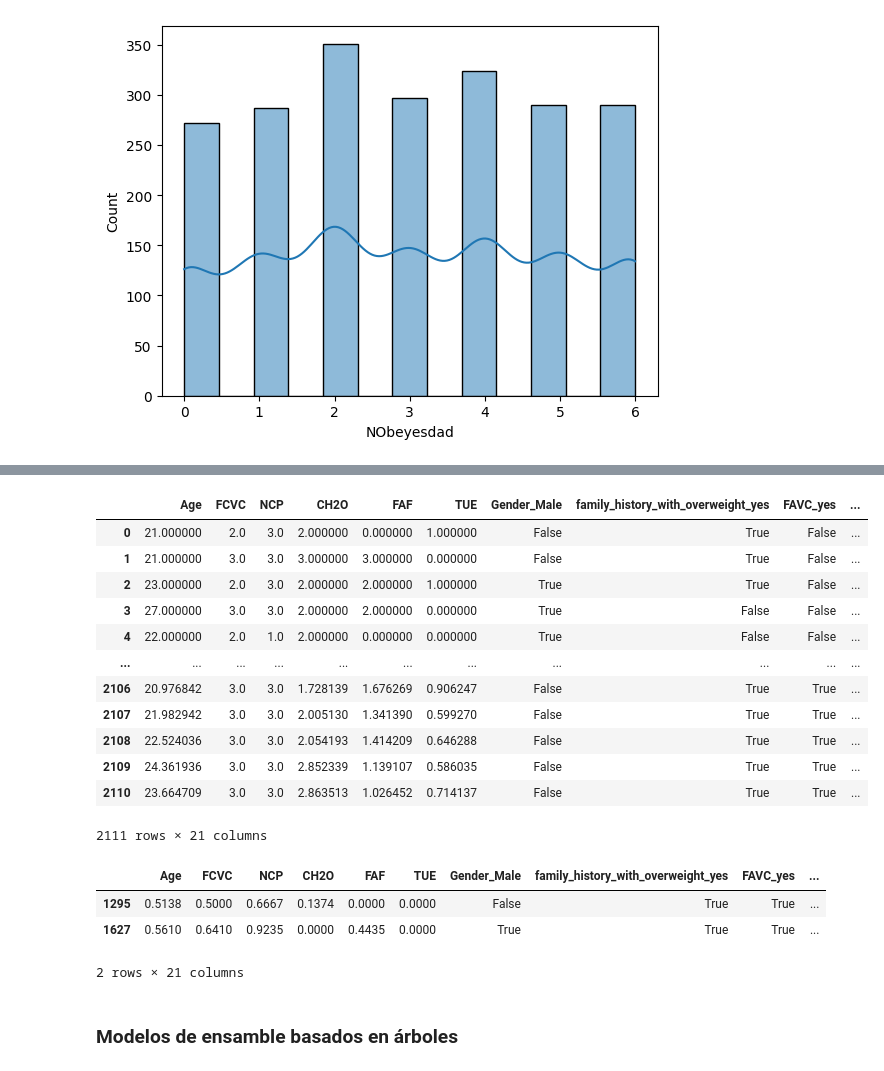
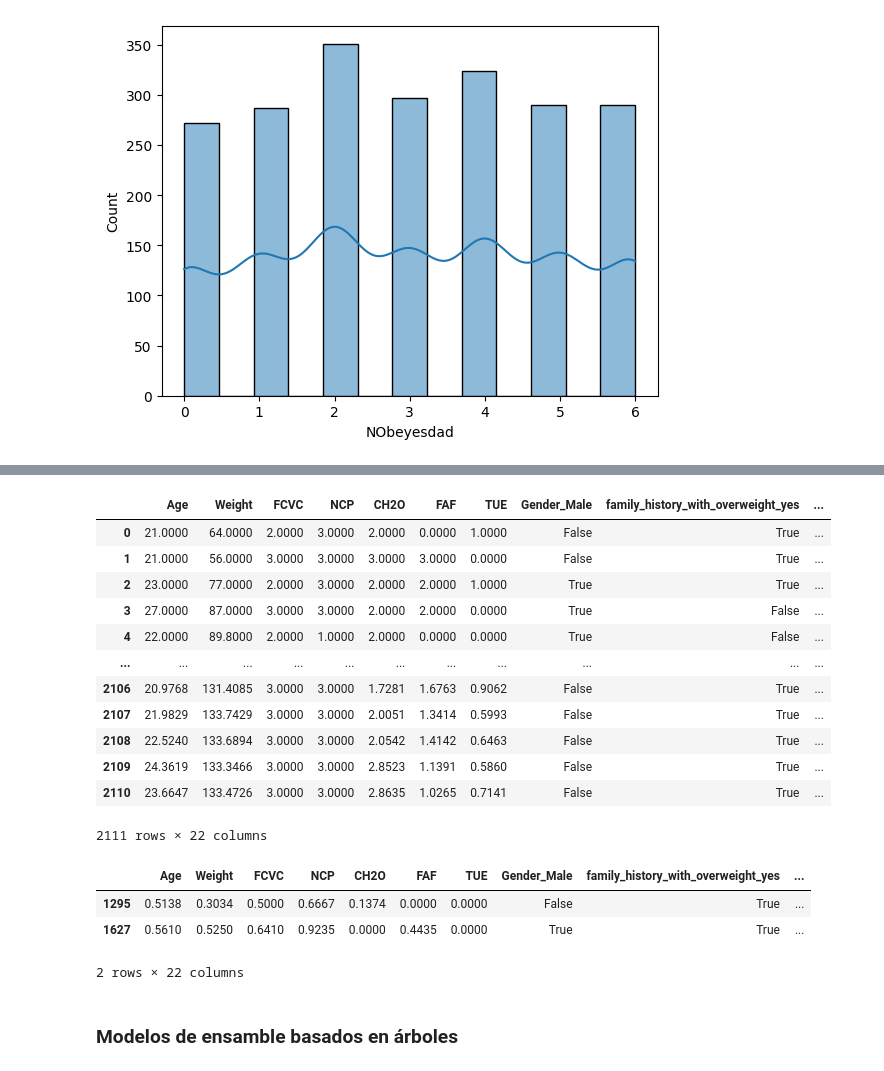
Before and after one commit to MilySierra/Estimation-of-Obesity-Levels-Model, a Jupyter notebook: estimation.ipynb, the cells around one changed output, grey strips where cells are left out. Cells and saved outputs as stored; diff of their text form; code cells hidden in the pictures.

```diff
--- a/estimation.ipynb
+++ b/estimation.ipynb
@@ -256,36 +255,34 @@ df.head(5)
 5 rows × 24 columns
 # %%
-X = df.drop(columns=['NObeyesdad', 'Height', 'Weight'])
+X = df.drop(columns=['NObeyesdad', 'Height'])
 y = df['NObeyesdad']
 X_train, X_test, y_train, y_test = train_test_split(X, y.values.reshape(-1,1), train_size=0.8, random_state=0, shuffle=True)
 X
 # %% [output]
-|  | Age | FCVC | NCP | CH2O | FAF | TUE | Gender_Male | family_history_with_overweight_yes | FAVC_yes | ... |
-| 0 | 21.000000 | 2.0 | 3.0 | 2.000000 | 0.000000 | 1.000000 | False | True | False | ... |
-| 1 | 21.000000 | 3.0 | 3.0 | 3.000000 | 3.000000 | 0.000000 | False | True | False | ... |
-| 2 | 23.000000 | 2.0 | 3.0 | 2.000000 | 2.000000 | 1.000000 | True | True | False | ... |
-| 3 | 27.000000 | 3.0 | 3.0 | 2.000000 | 2.000000 | 0.000000 | True | False | False | ... |
-| 4 | 22.000000 | 2.0 | 1.0 | 2.000000 | 0.000000 | 0.000000 | True | False | False | ... |
+|  | Age | Weight | FCVC | NCP | CH2O | FAF | TUE | Gender_Male | family_history_with_overweight_yes | ... |
+| 0 | 21.0000 | 64.0000 | 2.0000 | 3.0000 | 2.0000 | 0.0000 | 1.0000 | False | True | ... |
+| 1 | 21.0000 | 56.0000 | 3.0000 | 3.0000 | 3.0000 | 3.0000 | 0.0000 | False | True | ... |
+| 2 | 23.0000 | 77.0000 | 2.0000 | 3.0000 | 2.0000 | 2.0000 | 1.0000 | True | True | ... |
+| 3 | 27.0000 | 87.0000 | 3.0000 | 3.0000 | 2.0000 | 2.0000 | 0.0000 | True | False | ... |
+| 4 | 22.0000 | 89.8000 | 2.0000 | 1.0000 | 2.0000 | 0.0000 | 0.0000 | True | False | ... |
 | ... | ... | ... | ... | ... | ... | ... | ... | ... | ... | ... |
-| 2106 | 20.976842 | 3.0 | 3.0 | 1.728139 | 1.676269 | 0.906247 | False | True | True | ... |
-| 2107 | 21.982942 | 3.0 | 3.0 | 2.005130 | 1.341390 | 0.599270 | False | True | True | ... |
-| 2108 | 22.524036 | 3.0 | 3.0 | 2.054193 | 1.414209 | 0.646288 | False | True | True | ... |
-| 2109 | 24.361936 | 3.0 | 3.0 | 2.852339 | 1.139107 | 0.586035 | False | True | True | ... |
-| 2110 | 23.664709 | 3.0 | 3.0 | 2.863513 | 1.026452 | 0.714137 | False | True | True | ... |
+| 2106 | 20.9768 | 131.4085 | 3.0000 | 3.0000 | 1.7281 | 1.6763 | 0.9062 | False | True | ... |
+| 2107 | 21.9829 | 133.7429 | 3.0000 | 3.0000 | 2.0051 | 1.3414 | 0.5993 | False | True | ... |
+| 2108 | 22.5240 | 133.6894 | 3.0000 | 3.0000 | 2.0542 | 1.4142 | 0.6463 | False | True | ... |
+| 2109 | 24.3619 | 133.3466 | 3.0000 | 3.0000 | 2.8523 | 1.1391 | 0.5860 | False | True | ... |
+| 2110 | 23.6647 | 133.4726 | 3.0000 | 3.0000 | 2.8635 | 1.0265 | 0.7141 | False | True | ... |
-2111 rows × 21 columns
+2111 rows × 22 columns
 # %%
-pd.set_option('display.float_format', lambda x: '%.4f' % x)
-
 scaler = MinMaxScaler()
 X_train[num] = scaler.fit_transform(X_train[num])
 X_test[num] = scaler.transform(X_test[num])
 
 X_train.head(2)
 # %% [output]
-|  | Age | FCVC | NCP | CH2O | FAF | TUE | Gender_Male | family_history_with_overweight_yes | FAVC_yes | ... |
-| 1295 | 0.5138 | 0.5000 | 0.6667 | 0.1374 | 0.0000 | 0.0000 | False | True | True | ... |
-| 1627 | 0.5610 | 0.6410 | 0.9235 | 0.0000 | 0.4435 | 0.0000 | True | True | True | ... |
+|  | Age | Weight | FCVC | NCP | CH2O | FAF | TUE | Gender_Male | family_history_with_overweight_yes | ... |
+| 1295 | 0.5138 | 0.3034 | 0.5000 | 0.6667 | 0.1374 | 0.0000 | 0.0000 | False | True | ... |
+| 1627 | 0.5610 | 0.5250 | 0.6410 | 0.9235 | 0.0000 | 0.4435 | 0.0000 | True | True | ... |
-2 rows × 21 columns
+2 rows × 22 columns
 # %% [markdown]
 ### **Modelos de ensamble basados en árboles**
 # %% [markdown]
```
Also changed, not shown: parts of 32 cells of this notebook.
